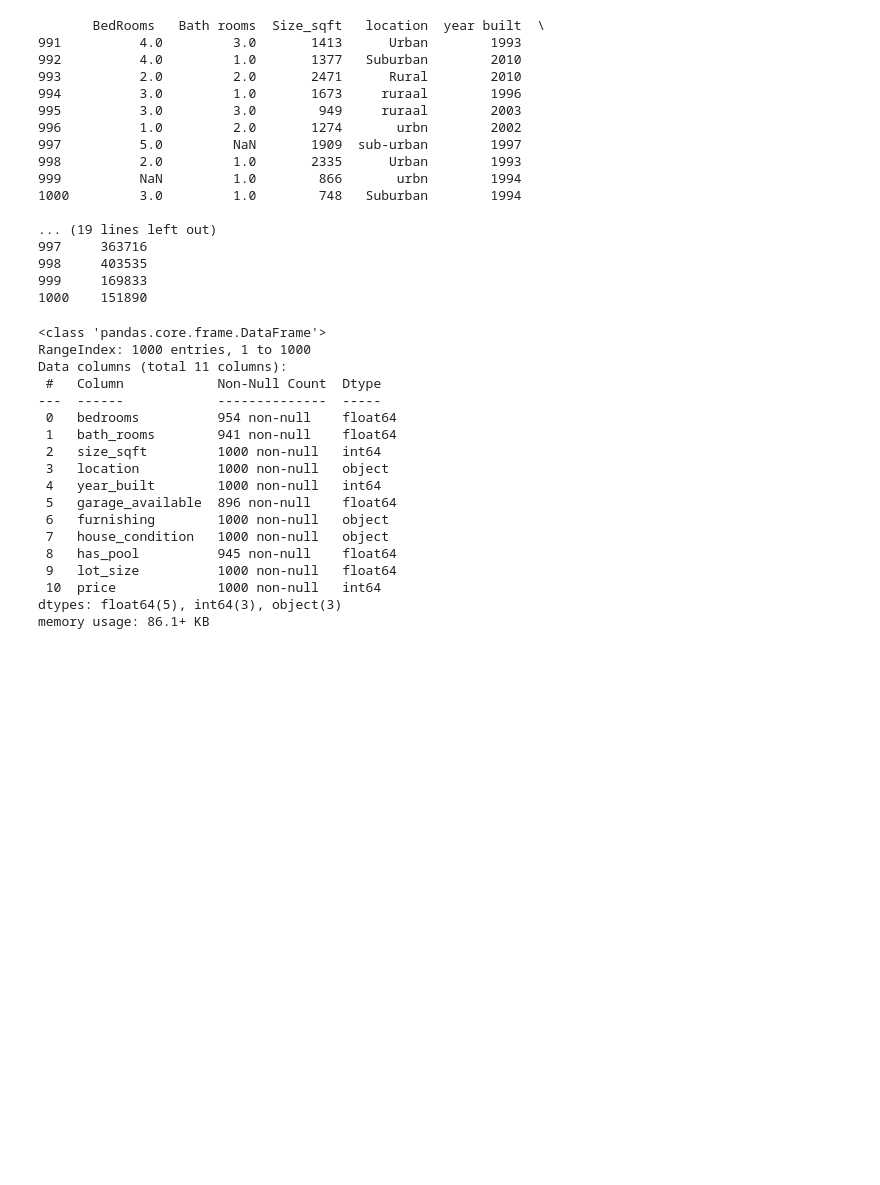
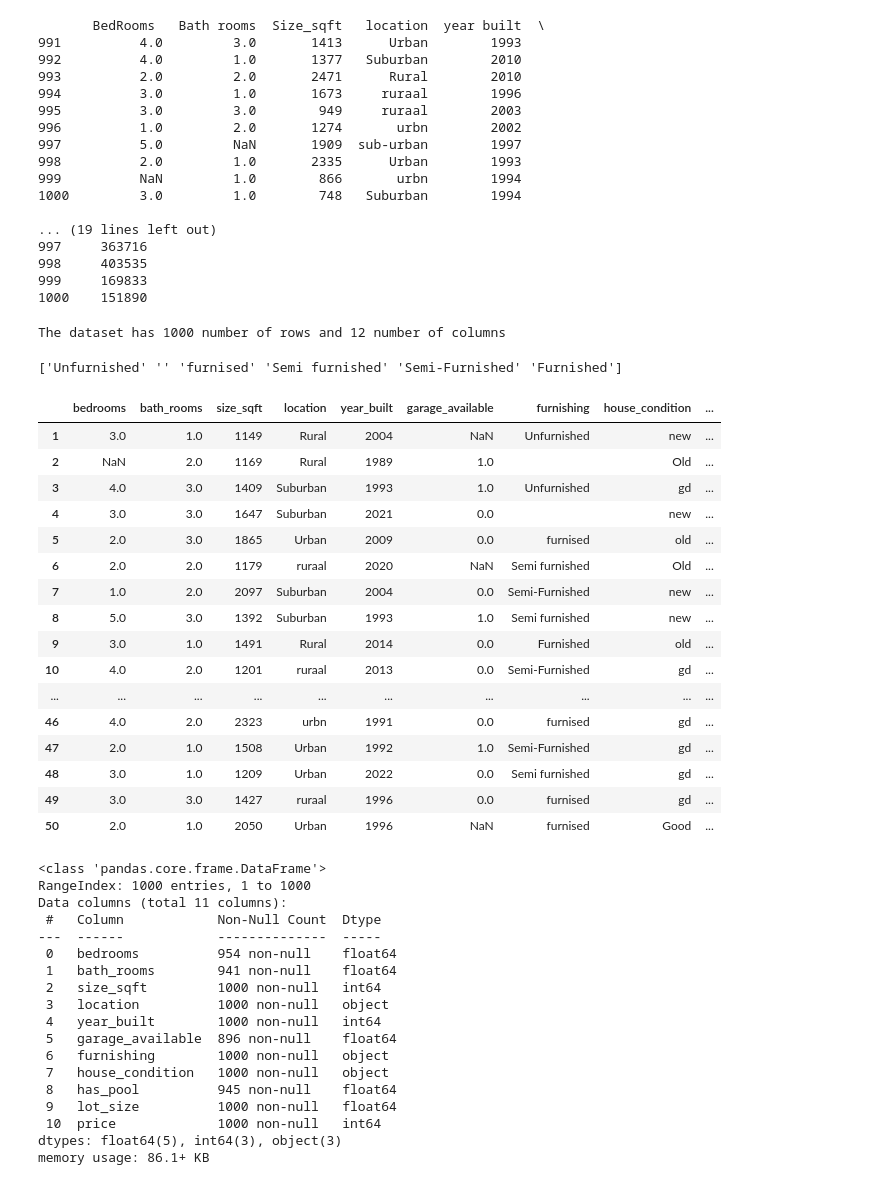
Before and after one commit to Icefloqx/Tools, a Jupyter notebook: tools.ipynb, the cells around one changed output. Drawn from its saved outputs; the diff is of its cells as text; code cells hidden in the pictures; blank space fills up the shorter version.

```diff
--- a/tools.ipynb
+++ b/tools.ipynb
@@ -103,6 +109,35 @@ property_data.columns = (
     .str.replace(r'_+', '_', regex=True) #Regex to replace multiple underscores with a single underscore
     .str.strip('_')
 )
+# %%
+#Checking the number of rows and columns in our dataset
+print(f"The dataset has {property_data.shape[0]} number of rows and {property_data.shape[1]} number of columns")
+# %% [output]
+The dataset has 1000 number of rows and 12 number of columns
+# %%
+print(property_data["furnishing"].unique())
+# %% [output]
+['Unfurnished' '' 'furnised' 'Semi furnished' 'Semi-Furnished' 'Furnished']
+# %%
+property_data.head(50)
+# %% [output]
+|  | bedrooms | bath_rooms | size_sqft | location | year_built | garage_available | furnishing | house_condition | ... |
+| 1 | 3.0 | 1.0 | 1149 | Rural | 2004 | NaN | Unfurnished | new | ... |
+| 2 | NaN | 2.0 | 1169 | Rural | 1989 | 1.0 |  | Old | ... |
+| 3 | 4.0 | 3.0 | 1409 | Suburban | 1993 | 1.0 | Unfurnished | gd | ... |
+| 4 | 3.0 | 3.0 | 1647 | Suburban | 2021 | 0.0 |  | new | ... |
+| 5 | 2.0 | 3.0 | 1865 | Urban | 2009 | 0.0 | furnised | old | ... |
+| 6 | 2.0 | 2.0 | 1179 | ruraal | 2020 | NaN | Semi furnished | Old | ... |
+| 7 | 1.0 | 2.0 | 2097 | Suburban | 2004 | 0.0 | Semi-Furnished | new | ... |
+| 8 | 5.0 | 3.0 | 1392 | Suburban | 1993 | 1.0 | Semi furnished | new | ... |
+| 9 | 3.0 | 1.0 | 1491 | Rural | 2014 | 0.0 | Furnished | old | ... |
+| 10 | 4.0 | 2.0 | 1201 | ruraal | 2013 | 0.0 | Semi-Furnished | gd | ... |
+| ... | ... | ... | ... | ... | ... | ... | ... | ... | ... |
+| 46 | 4.0 | 2.0 | 2323 | urbn | 1991 | 0.0 | furnised | gd | ... |
+| 47 | 2.0 | 1.0 | 1508 | Urban | 1992 | 1.0 | Semi-Furnished | gd | ... |
+| 48 | 3.0 | 1.0 | 1209 | Urban | 2022 | 0.0 | Semi furnished | gd | ... |
+| 49 | 3.0 | 3.0 | 1427 | ruraal | 1996 | 0.0 | furnised | gd | ... |
+| 50 | 2.0 | 1.0 | 2050 | Urban | 1996 | NaN | furnised | Good | ... |
 # %%
 property_data.info()
 # %% [output]
```
Also changed, not shown: parts of 35 cells of this notebook.
